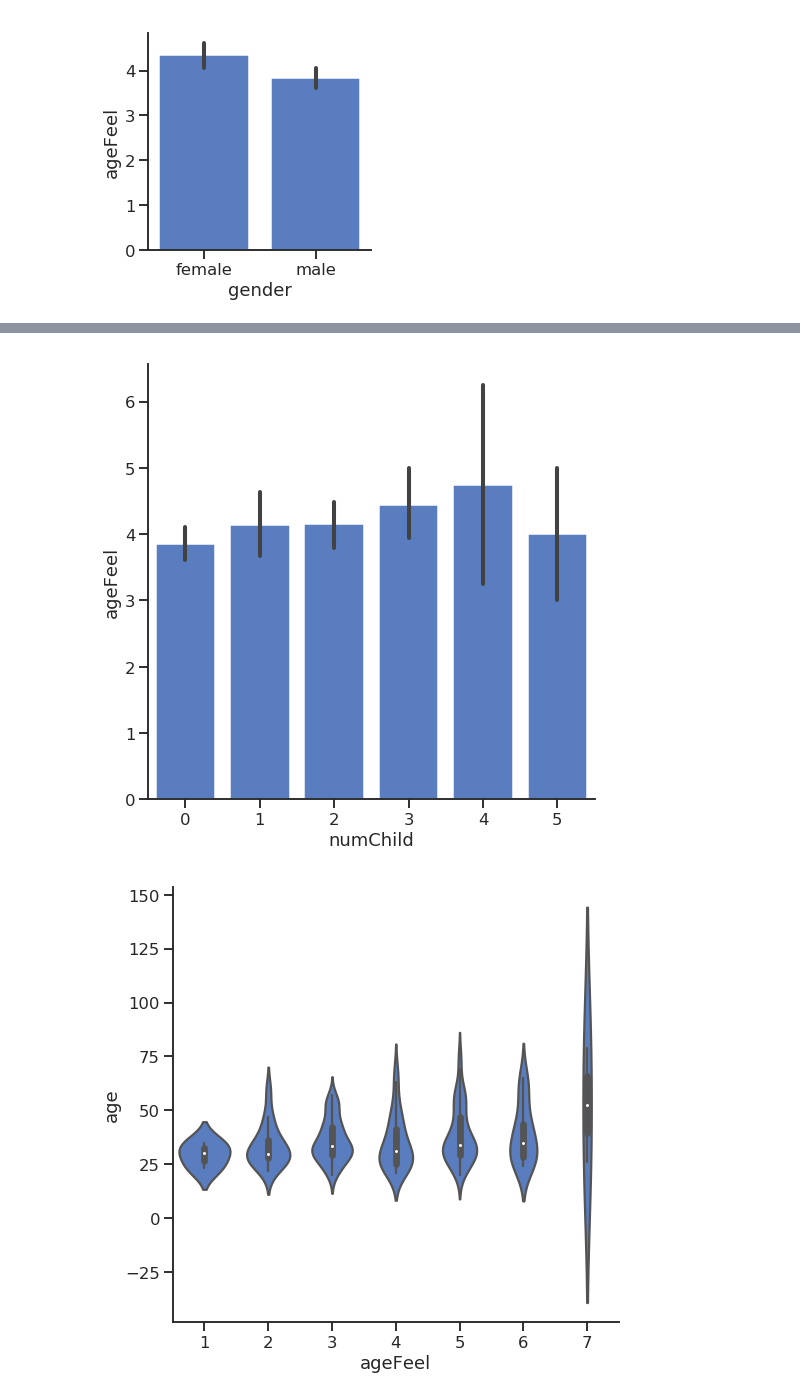
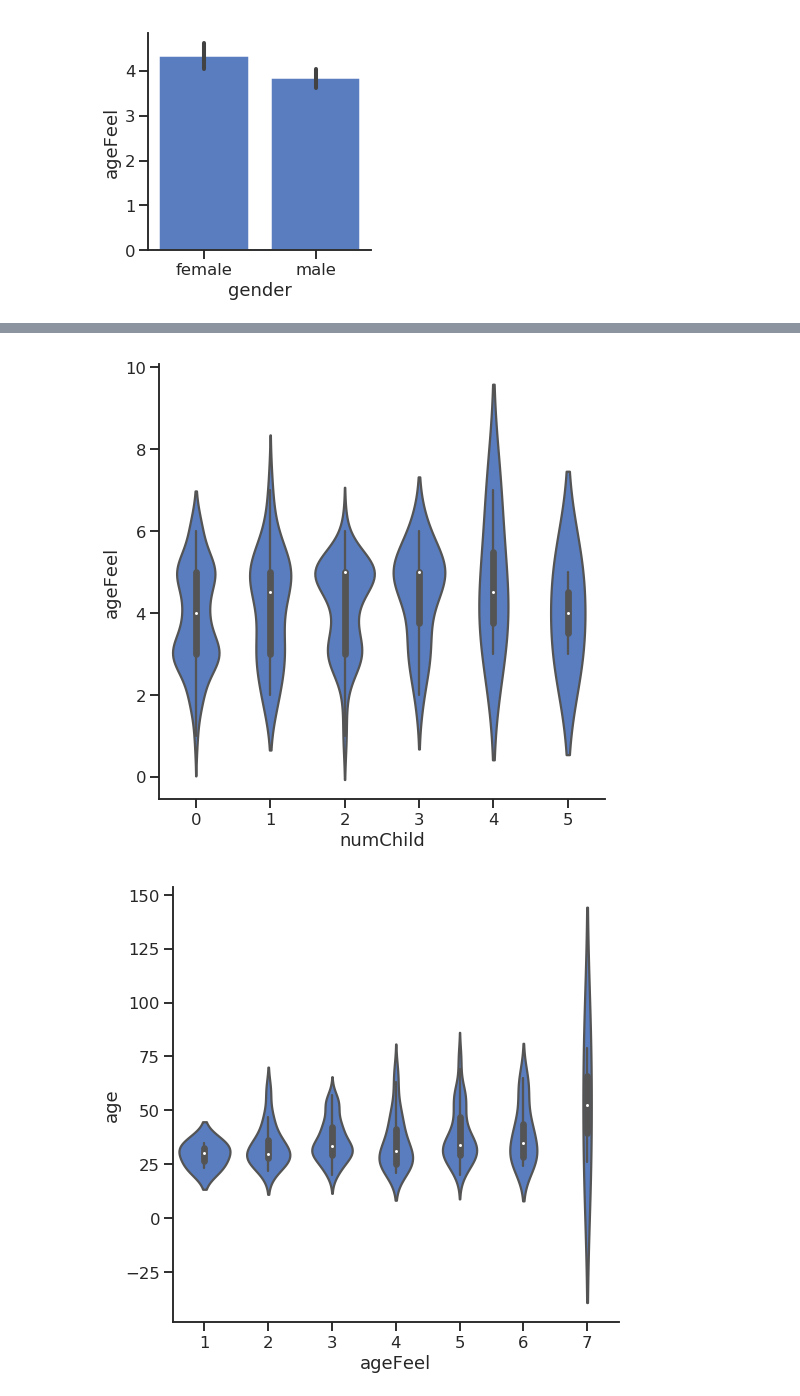
Before and after one commit to mwegrzyn/abbildungenWS1819, a Jupyter notebook: notebooks/age_project_CO.ipynb, the cells around one changed output, grey strips where cells are left out. Saved outputs shown, nothing was run; the diff lists cells and outputs as text; code cells hidden in the pictures.

```diff
--- a/notebooks/age_project_CO.ipynb
+++ b/notebooks/age_project_CO.ipynb
@@ -215,10 +272,10 @@ sns.distplot( age_df.loc[:,'oldBegin'],kde=False,bins=20)
 # %%
 fig, ax = plt.subplots(1, 1, figsize=(8,8))
-hist()
+sns.violinplot(x="numChild", y='ageFeel', data=age_df, ax=ax, color="b")
 sns.despine()
 plt.show()
 # %% [output]
-[figure, old version]
+[figure, new version]
 # %%
 fig, ax = plt.subplots(1, 1, figsize=(8,8))
 sns.violinplot(x="ageFeel", y='age', data=age_df, ax=ax, color="b")
```
Also changed, not shown: parts of 50 cells of this notebook, 2 other files.
